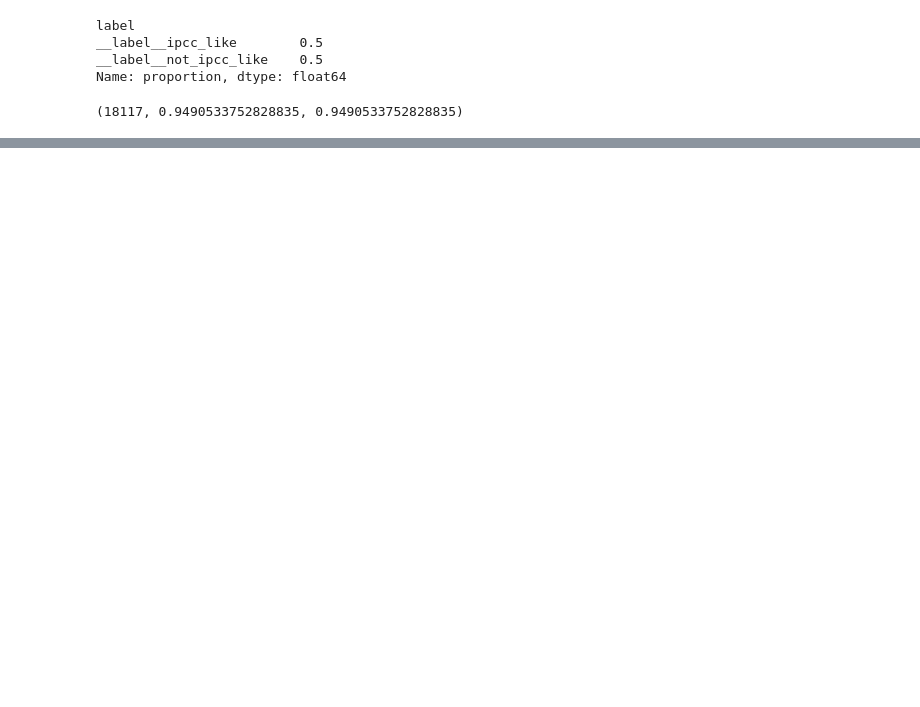
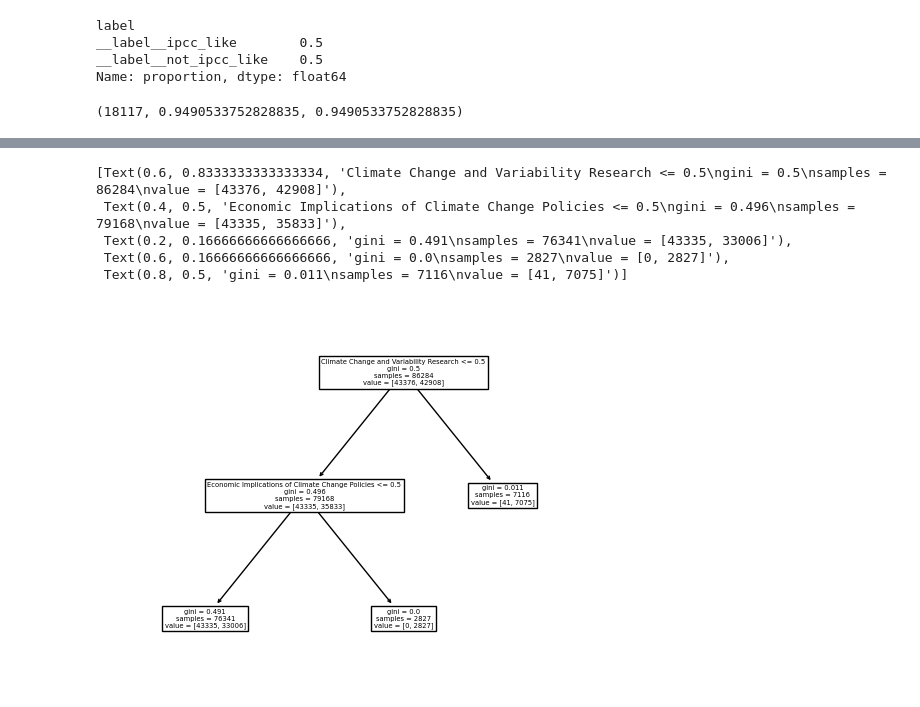
Before and after one commit to dataesr/teds, a Jupyter notebook: notebooks/IPCC_model.ipynb, the cells around one changed output, grey strips where cells are left out. Drawn from its saved outputs; the diff is of its cells as text; code cells hidden in the pictures; blank space fills up the shorter version.

```diff
--- a/notebooks/IPCC_model.ipynb
+++ b/notebooks/IPCC_model.ipynb
@@ -70,0 +127,2 @@ model.test("ipcc.test")
+# %%
+pd.DataFrame(mlb.fit_transform(df_all['topics_name']), columns=mlb.classes_)
@@ -70,0 +145,8 @@ model.test("ipcc.test")
+# %%
+X=pd.DataFrame(mlb.fit_transform(df_all['topics_name']), columns=mlb.classes_)
+y=df_all['label']
+# %%
+X_train, X_test, y_train, y_test = train_test_split(X, y, test_size=0.2, random_state=42)
+# %%
+dtree = DecisionTreeClassifier(max_leaf_nodes=50, random_state=0)
+dtree = dtree.fit(X_train, y_train)
@@ -70,0 +155,10 @@ model.test("ipcc.test")
+# %%
+#3
+tree.plot_tree(dtree, feature_names=list(X.columns))
+# %% [output]
+[Text(0.6, 0.8333333333333334, 'Climate Change and Variability Research <= 0.5\ngini = 0.5\nsamples = 86284\nvalue = [43376, 42908]'),
+ Text(0.4, 0.5, 'Economic Implications of Climate Change Policies <= 0.5\ngini = 0.496\nsamples = 79168\nvalue = [43335, 35833]'),
+ Text(0.2, 0.16666666666666666, 'gini = 0.491\nsamples = 76341\nvalue = [43335, 33006]'),
+ Text(0.6, 0.16666666666666666, 'gini = 0.0\nsamples = 2827\nvalue = [0, 2827]'),
+ Text(0.8, 0.5, 'gini = 0.011\nsamples = 7116\nvalue = [41, 7075]')]
+[figure, added]
```
Also changed, not shown: parts of 19 cells of this notebook.
